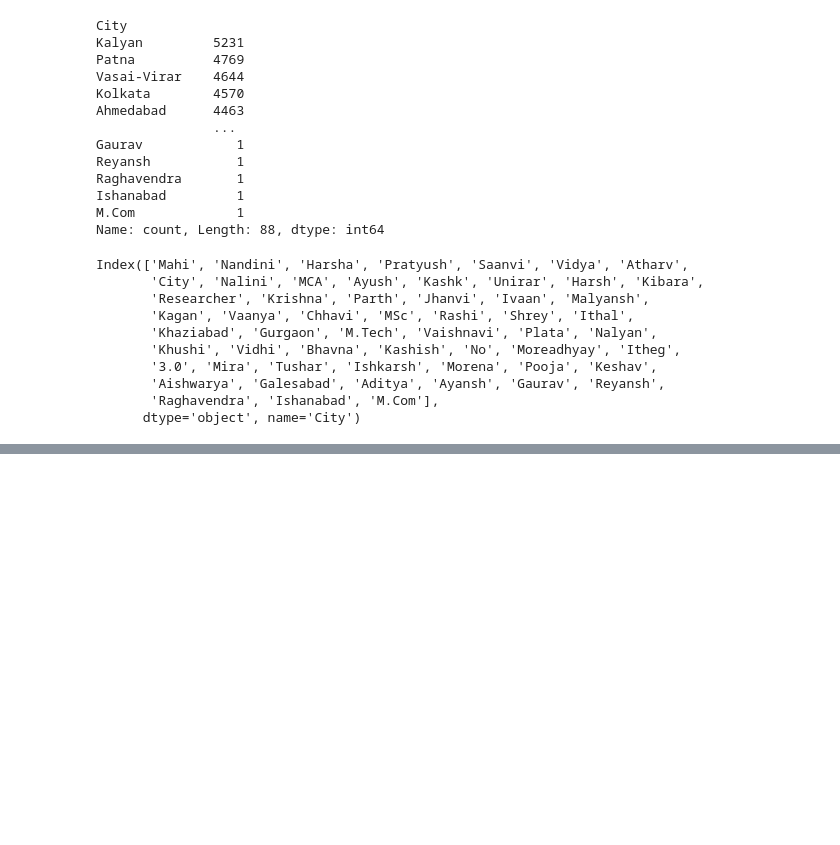
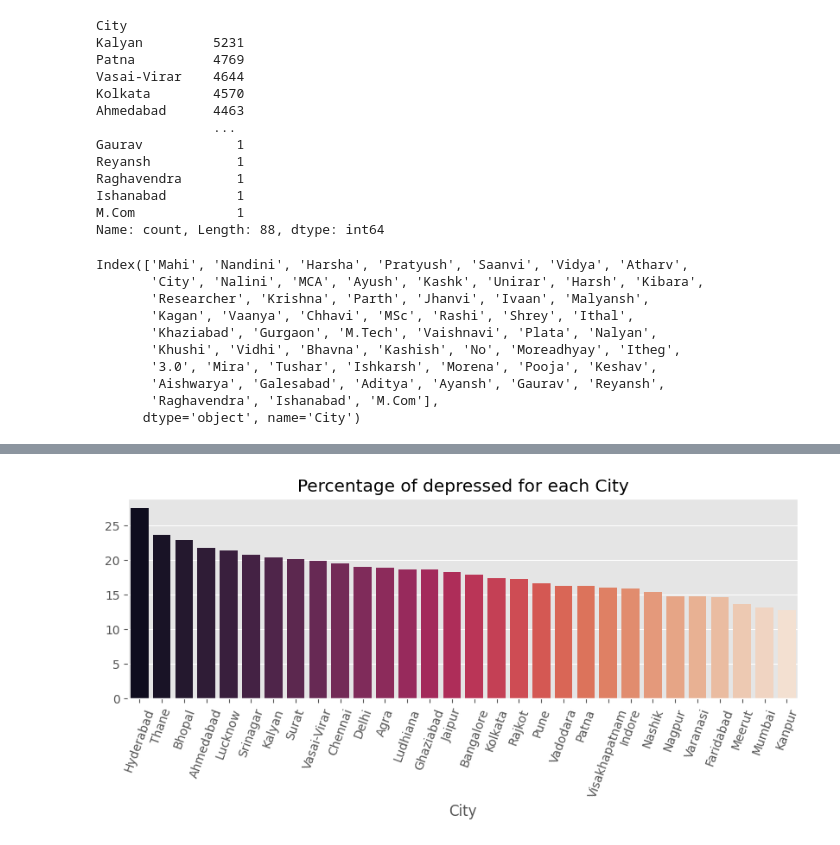
Before and after one commit to vanshuwjoshi/Kaggle-Playground-S4E11, a Jupyter notebook: notebooks/eda.ipynb, the cells around one changed output, grey strips where cells are left out. Drawn from its saved outputs; the diff is of its cells as text; code cells hidden in the pictures; blank space fills up the shorter version.

```diff
--- a/notebooks/eda.ipynb
+++ b/notebooks/eda.ipynb
@@ -233,0 +323,4 @@ Name: count, dtype: int64
+# %%
+## Percentage of Depressed in each city
+depression_percentage = data_train.groupby("City")["Depression"].mean() * 100
+print(depression_percentage.sort_values(ascending=False))
@@ -233,0 +345,14 @@ Name: count, dtype: int64
+# %%
+depression_percentage_sorted = depression_percentage.sort_values(ascending=False)
+# %%
+plt.figure(figsize=(10, 3))
+sns.barplot(
+    x=depression_percentage_sorted.index,
+    y=depression_percentage_sorted.values,
+    palette="rocket",
+)
+plt.title("Percentage of depressed for each City")
+plt.xticks(rotation=70)
+plt.show()
+# %% [output]
+[figure, added]
```
Also changed, not shown: parts of 17 cells of this notebook.
